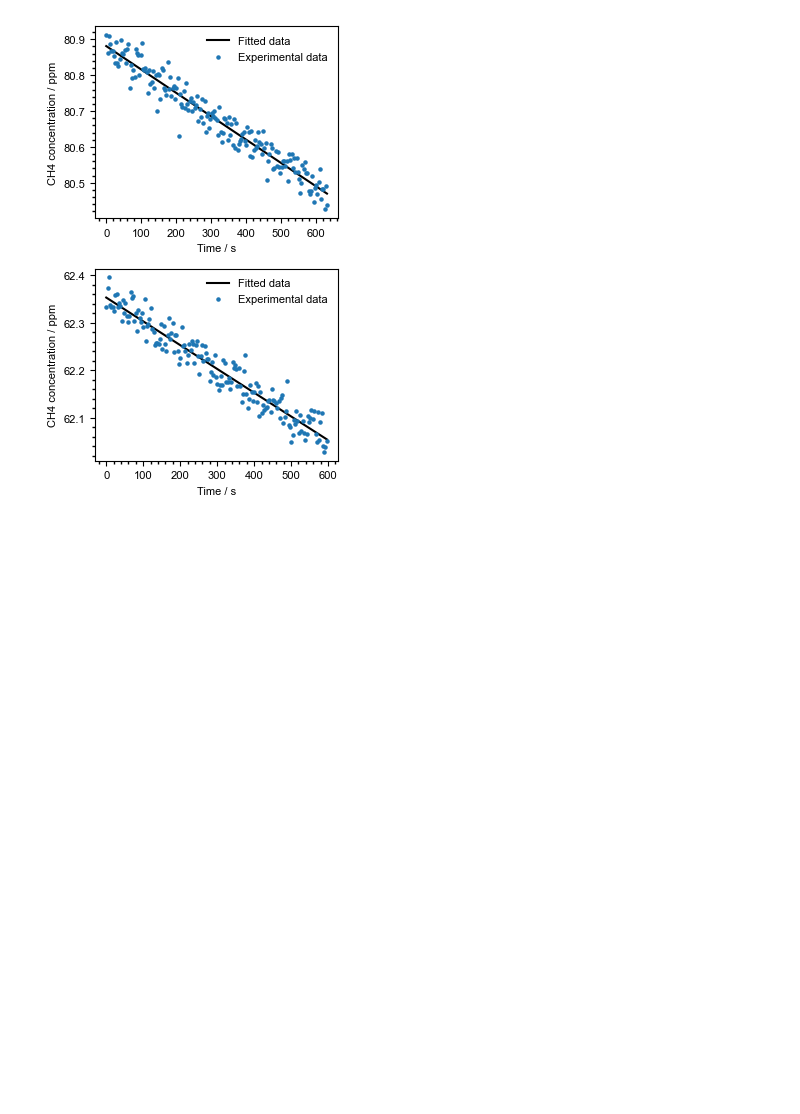
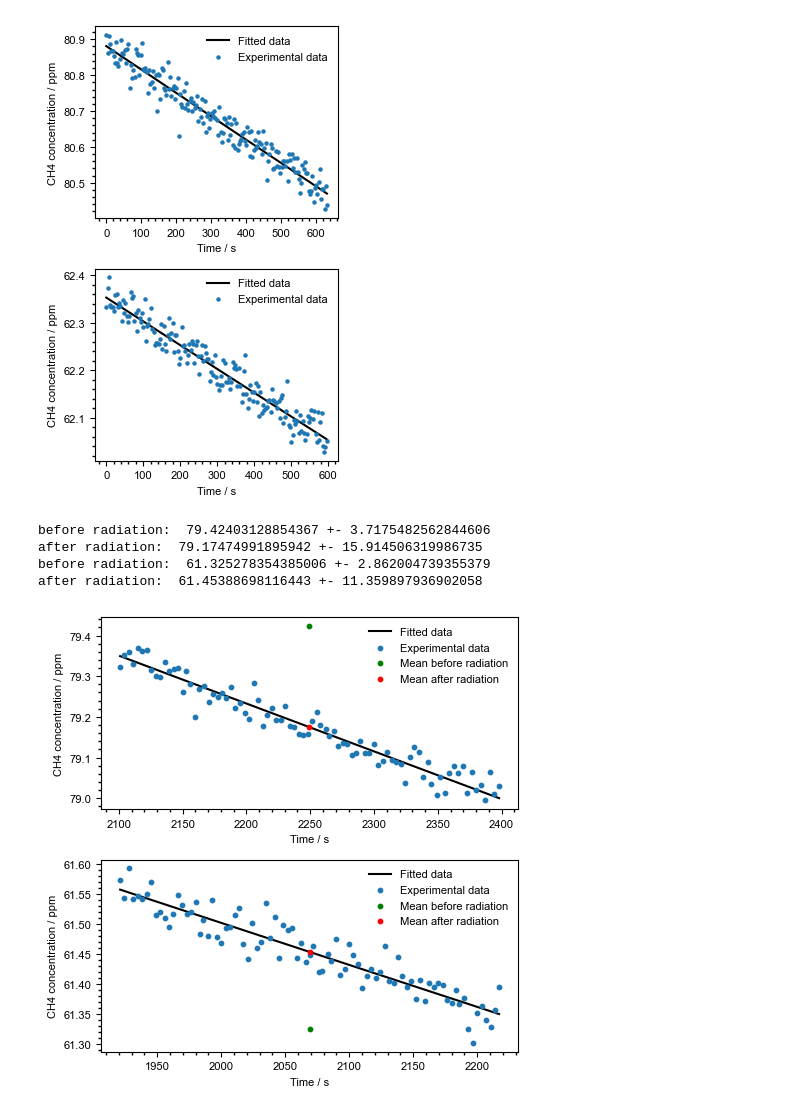
Before and after one commit to Normann25/Manganese-chlorides, a Jupyter notebook: Bachelor/Piccaro/data_treat_v2.ipynb, the cells around one changed output. Cells and saved outputs as stored; diff of their text form; code cells hidden in the pictures; blank space fills up the shorter version.

```diff
--- a/Bachelor/Piccaro/data_treat_v2.ipynb
+++ b/Bachelor/Piccaro/data_treat_v2.ipynb
@@ -141,0 +167,40 @@ plt.show()
+# %%
+def plot_mean_conc(ax, df, a, b, ea, eb):
+    x = df['seconds']
+    y = b[1] * np.exp(a[1] * x)
+    x_mean = df['seconds'].mean()
+    y1, ey1 = get_mean_conc(x_mean, a[0], b[0], ea[0], eb[0])
+    print('before radiation: ', y1, '+-', ey1)
+    y2, ey2 = get_mean_conc(x_mean, a[1], b[1], ea[1], eb[1])
+    print('after radiation: ', y2, '+-', ey2)
+
+    ax.plot(x, y, label = 'Fitted data', color = 'k')
+    ax.scatter(x, df['HR_12CH4'], label = 'Experimental data', s = 10, zorder = 10)
+    ax.scatter(x_mean, y1, label = 'Mean before radiation', s = 10, zorder = 10, color = 'g')
+    ax.scatter(x_mean, y2, label = 'Mean after radiation', s = 10, zorder = 10, color = 'r')
+
+    ax.legend(frameon = False, fontsize = 8)
+    ax.set_xlabel('Time / s', fontsize = 8)
+    ax.set_ylabel('CH4 concentration / ppm', fontsize = 8)
+
+    ax.xaxis.set_minor_locator(AutoMinorLocator())
+    ax.yaxis.set_minor_locator(AutoMinorLocator())
+    ax.tick_params(axis = 'both', which = 'major', direction = 'out', bottom = True, left = True, labelsize = 8)
+    ax.tick_params(axis = 'both', which = 'minor', direction = 'out', width = 1, length = 2, bottom = True, left = True)
+
+    return y1, ey1, y2, ey2
+# %%
+fig, ax = plt.subplots(2, 1, figsize = (5, 5))
+
+exp1_y1, exp1_ey1, exp1_y2, exp1_ey2 = plot_mean_conc(ax[0], treat_dict['exp1 leak2'], [a[0], a[2]], [b[0], b[2]], [ea[0], ea[2]], [eb[0], eb[2]])
+exp2_y1, exp2_ey1, exp2_y2, exp2_ey2 = plot_mean_conc(ax[1], treat_dict['exp2 leak2'], [a[3], a[5]], [b[3], b[5]], [ea[3], ea[5]], [eb[3], eb[5]])
+
+fig.tight_layout()
+fig.savefig('leak2.jpg', dpi = 600)
+plt.show()
+# %% [output]
+before radiation:  79.42403128854367 +- 3.7175482562844606
+after radiation:  79.17474991895942 +- 15.914506319986735
+before radiation:  61.325278354385006 +- 2.862004739355379
+after radiation:  61.45388698116443 +- 11.359897936902058
+[figure, added]
```
Also changed, not shown: parts of 3 cells of this notebook, 1 other file.
